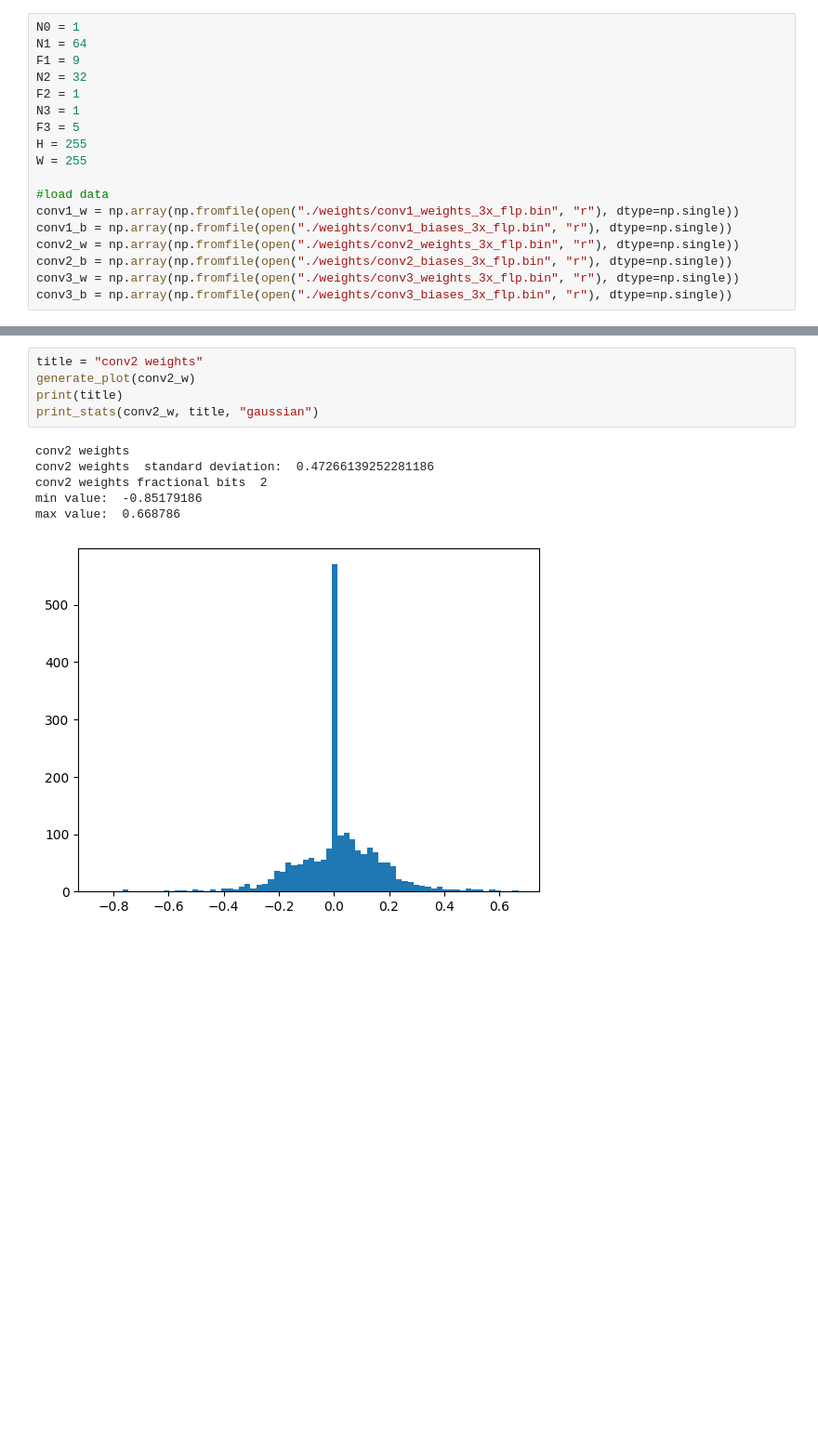
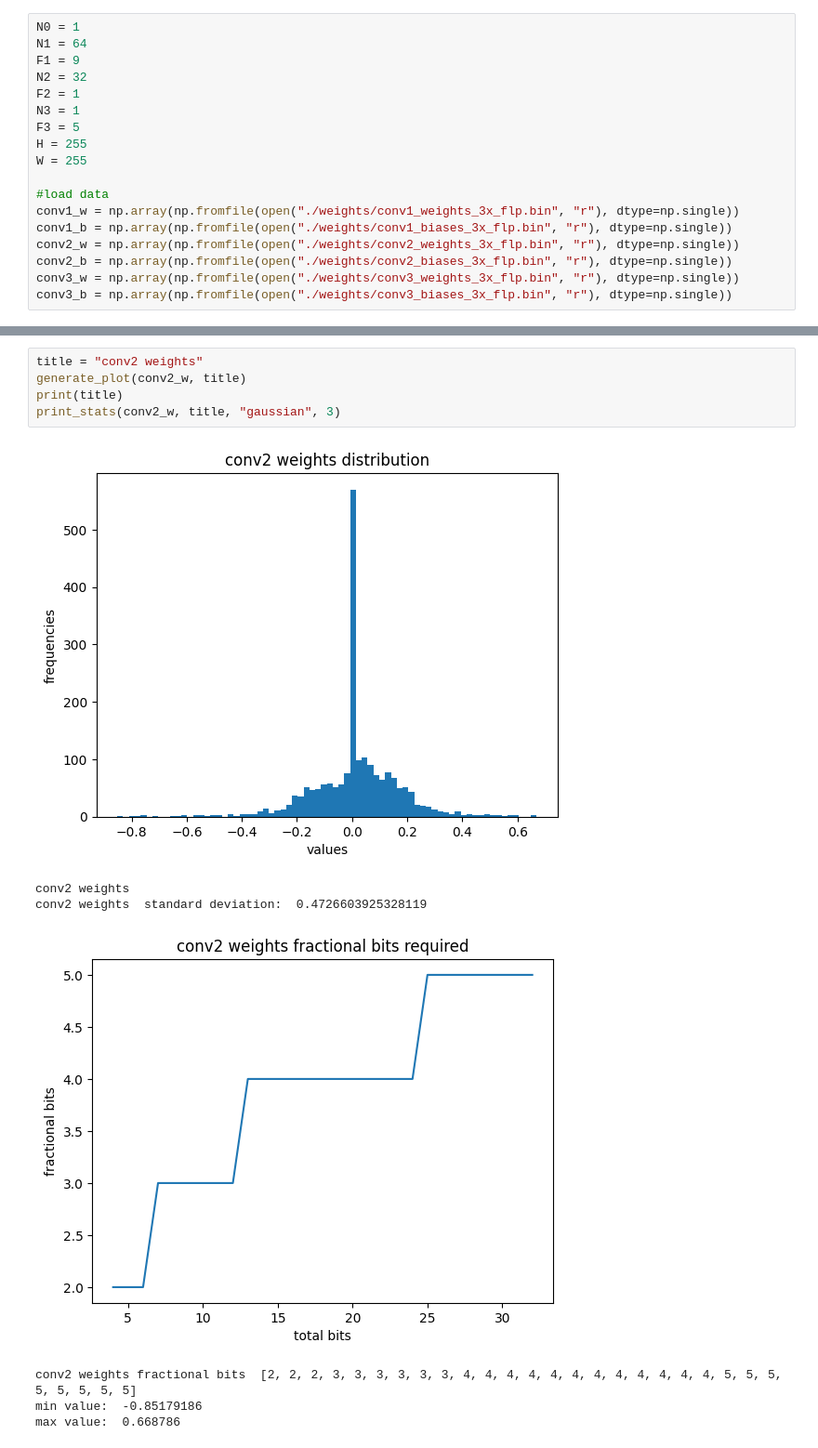
Before and after one commit to Risamp/ELEN90096-Group-2, a Jupyter notebook: quantization_data/quantisation.ipynb, the cells around one changed output, grey strips where cells are left out. Shown at 93% size. Cells and saved outputs as stored; diff of their text form; blank space fills up the shorter version.

```diff
--- a/quantization_data/quantisation.ipynb
+++ b/quantization_data/quantisation.ipynb
@@ -70,14 +88,15 @@ max value:  0.38209084
 # %%
 title = "conv2 weights"
-generate_plot(conv2_w)
+generate_plot(conv2_w, title)
 print(title)
-print_stats(conv2_w, title, "gaussian")
+print_stats(conv2_w, title, "gaussian", 3)
 # %% [output]
+[figure, new version]
 conv2 weights
-conv2 weights  standard deviation:  0.47266139252281186
-conv2 weights fractional bits  2
-min value:  -0.85179186
-max value:  0.668786
+conv2 weights  standard deviation:  0.4726603925328119
-[figure, old version]
+[figure, added]
+conv2 weights fractional bits  [2, 2, 2, 3, 3, 3, 3, 3, 3, 4, 4, 4, 4, 4, 4, 4, 4, 4, 4, 4, 4, 5, 5, 5, 5, 5, 5, 5, 5]
+min value:  -0.85179186
+max value:  0.668786
 # %%
 title = "conv2 biases"
```
Also changed, not shown: parts of 11 cells of this notebook, 38 other files.
